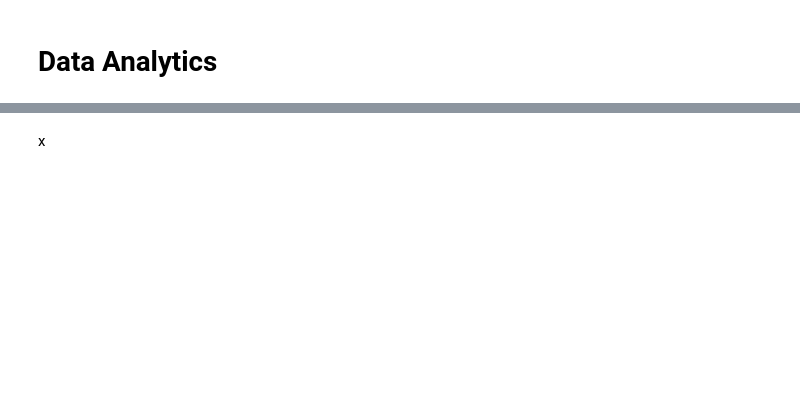
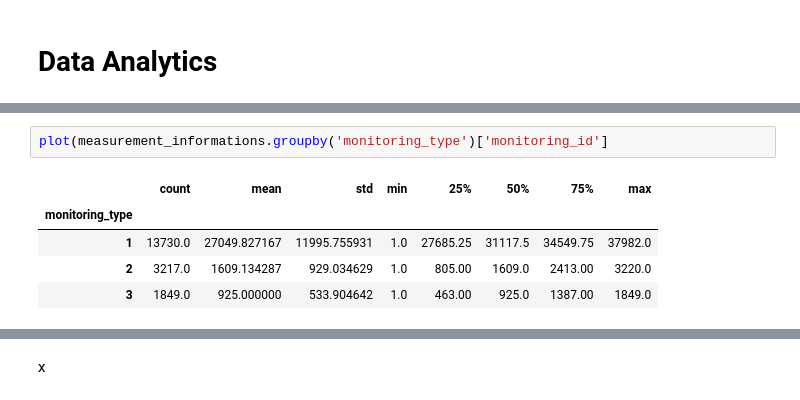
Before and after one commit to ZakiRMuc/CBRMS, a Jupyter notebook: CBRMS_biomass.ipynb, the cells around one changed output, grey strips where cells are left out. Saved outputs shown, nothing was run; the diff lists cells and outputs as text; blank space fills up the shorter version.

```diff
--- a/CBRMS_biomass.ipynb
+++ b/CBRMS_biomass.ipynb
@@ -279,0 +367,8 @@ Name: count, dtype: int64
+# %%
+plot(measurement_informations.groupby('monitoring_type')['monitoring_id']
+# %% [output]
+|  | count | mean | std | min | 25% | 50% | 75% | max |
+| monitoring_type |  |  |  |  |  |  |  |  |
+| 1 | 13730.0 | 27049.827167 | 11995.755931 | 1.0 | 27685.25 | 31117.5 | 34549.75 | 37982.0 |
+| 2 | 3217.0 | 1609.134287 | 929.034629 | 1.0 | 805.00 | 1609.0 | 2413.00 | 3220.0 |
+| 3 | 1849.0 | 925.000000 | 533.904642 | 1.0 | 463.00 | 925.0 | 1387.00 | 1849.0 |
```
Also changed, not shown: parts of 25 cells of this notebook.
